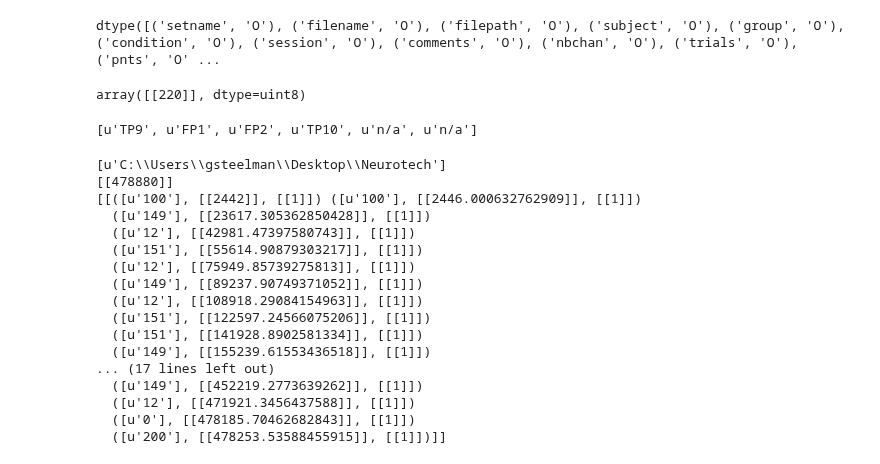
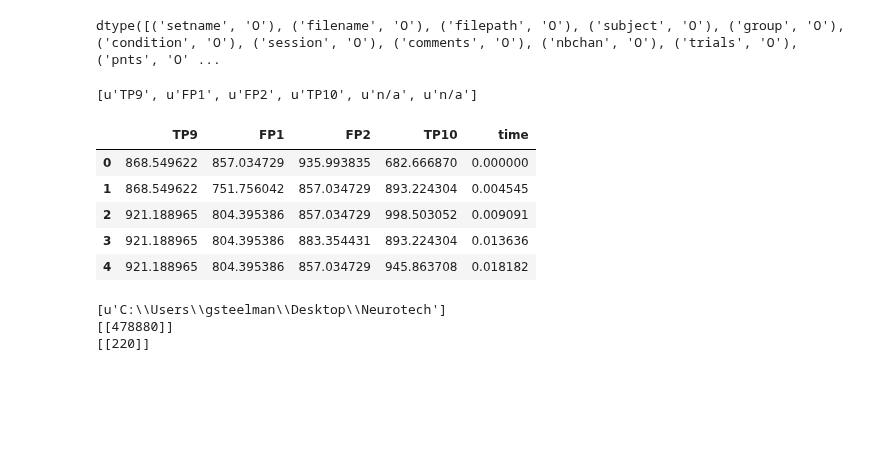
Before and after one commit to HALtheWise/neurotech-bmi, a Jupyter notebook: preprocessing.ipynb, the cells around one changed output. Cells and saved outputs as stored; diff of their text form; code cells hidden in the pictures; blank space fills up the shorter version.

```diff
--- a/preprocessing.ipynb
+++ b/preprocessing.ipynb
@@ -29,10 +29,6 @@ s = braindata[0,0]
 s.dtype
 # %% [output]
 dtype([('setname', 'O'), ('filename', 'O'), ('filepath', 'O'), ('subject', 'O'), ('group', 'O'), ('condition', 'O'), ('session', 'O'), ('comments', 'O'), ('nbchan', 'O'), ('trials', 'O'), ('pnts', 'O' ...
-# %%
-s['srate']
-# %% [output]
-array([[220]], dtype=uint8)
 # %%
 labels = [x[0] for x in s['chanlocs']['labels'][0]]
 print labels
@@ -41,22 +42,18 @@ print labels
+# %%
+df.head()
+# %% [output]
+|  | TP9 | FP1 | FP2 | TP10 | time |
+| 0 | 868.549622 | 857.034729 | 935.993835 | 682.666870 | 0.000000 |
+| 1 | 868.549622 | 751.756042 | 857.034729 | 893.224304 | 0.004545 |
+| 2 | 921.188965 | 804.395386 | 857.034729 | 998.503052 | 0.009091 |
+| 3 | 921.188965 | 804.395386 | 883.354431 | 893.224304 | 0.013636 |
+| 4 | 921.188965 | 804.395386 | 857.034729 | 945.863708 | 0.018182 |
 # %%
 print s['filepath']
 print s['pnts']
-print s['event']
+print s['srate']
+# print s['event']
 # %% [output]
 [u'C:\\Users\\gsteelman\\Desktop\\Neurotech']
 [[478880]]
-[[([u'100'], [[2442]], [[1]]) ([u'100'], [[2446.000632762909]], [[1]])
-  ([u'149'], [[23617.305362850428]], [[1]])
-  ([u'12'], [[42981.47397580743]], [[1]])
-  ([u'151'], [[55614.90879303217]], [[1]])
-  ([u'12'], [[75949.85739275813]], [[1]])
-  ([u'149'], [[89237.90749371052]], [[1]])
-  ([u'12'], [[108918.29084154963]], [[1]])
-  ([u'151'], [[122597.24566075206]], [[1]])
-  ([u'151'], [[141928.8902581334]], [[1]])
-  ([u'149'], [[155239.61553436518]], [[1]])
-... (17 lines left out)
-  ([u'149'], [[452219.2773639262]], [[1]])
-  ([u'12'], [[471921.3456437588]], [[1]])
-  ([u'0'], [[478185.70462682843]], [[1]])
-  ([u'200'], [[478253.53588455915]], [[1]])]]
+[[220]]
```
Also changed, not shown: parts of 12 cells of this notebook.
